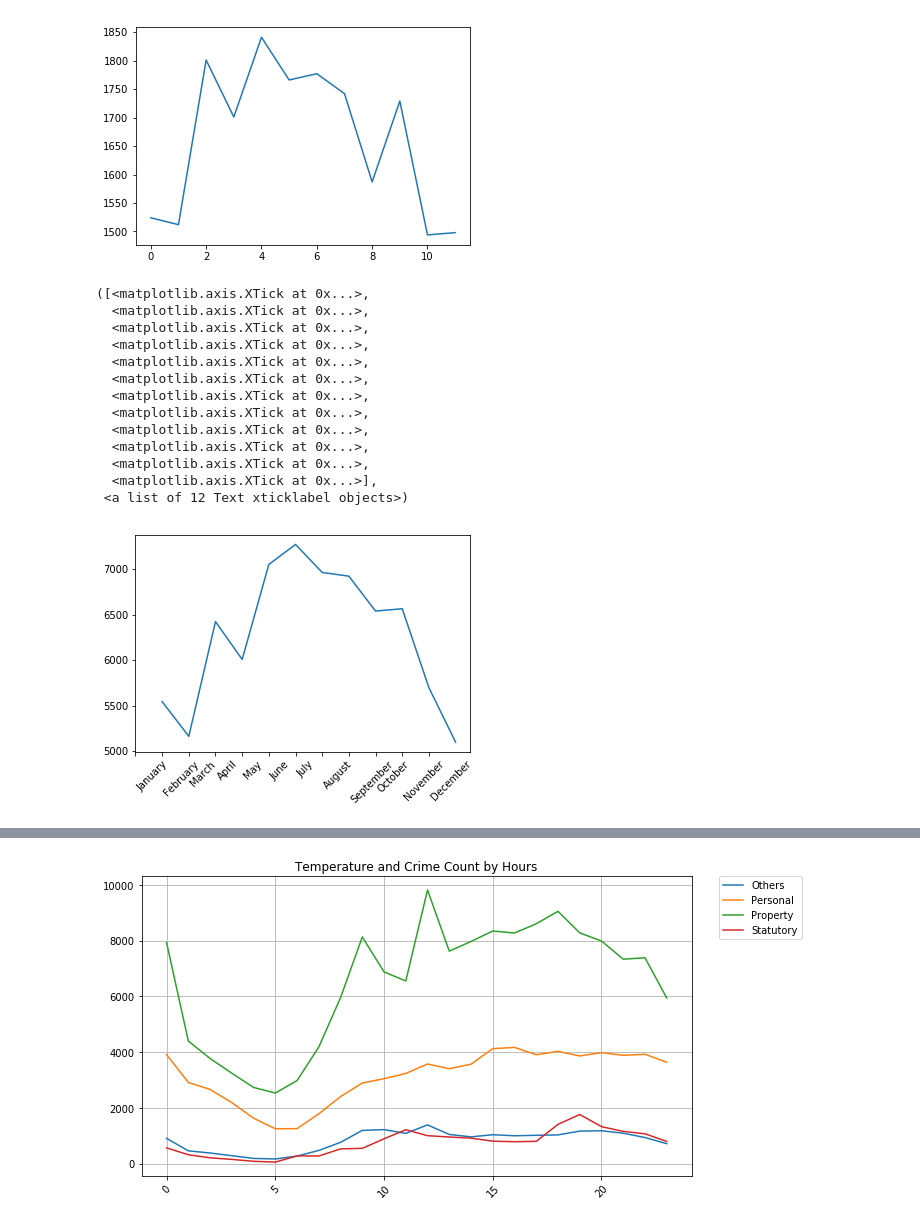
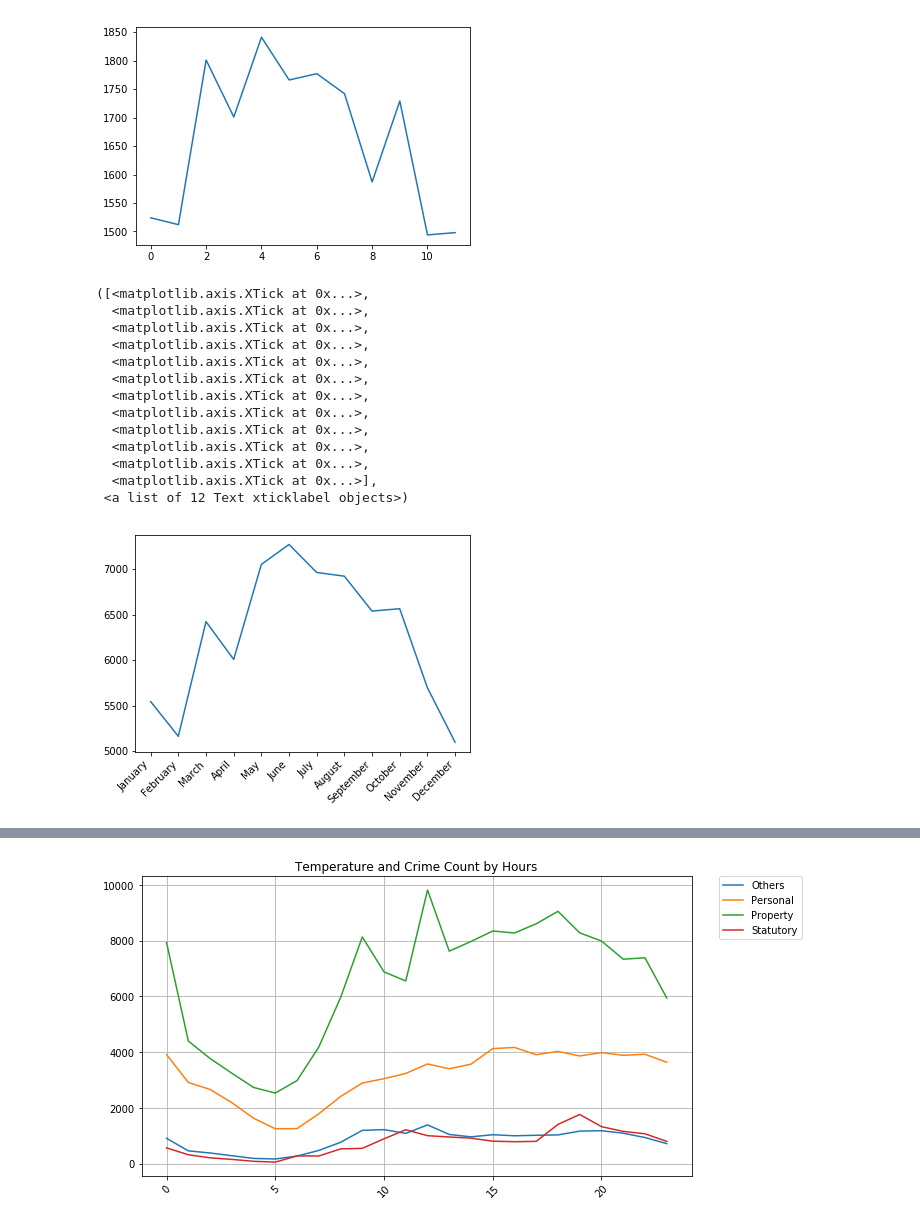
Before and after one commit to chengchenggan/Chicago_Crime_Weather, a Jupyter notebook: Resources/FinalNotebook.ipynb, the cells around one changed output, grey strips where cells are left out. Saved outputs shown, nothing was run; the diff lists cells and outputs as text; code cells hidden in the pictures.

```diff
--- a/Resources/FinalNotebook.ipynb
+++ b/Resources/FinalNotebook.ipynb
@@ -305,22 +364,22 @@ plt.plot(x,OthDF,label = 'Others')
 [figure]
 # %%
 plt.plot(x,PersDF,label = 'Personal')
-plt.xticks(np.arange(12), calendar.month_name[1:13],rotation=45,ha='left')
+plt.xticks(np.arange(12), calendar.month_name[1:13],rotation=45,ha='right')
 # %% [output]
 ([<matplotlib.axis.XTick at 0x...>,
   <matplotlib.axis.XTick at 0x...>,
   <matplotlib.axis.XTick at 0x...>,
   <matplotlib.axis.XTick at 0x...>,
   <matplotlib.axis.XTick at 0x...>,
   <matplotlib.axis.XTick at 0x...>,
   <matplotlib.axis.XTick at 0x...>,
   <matplotlib.axis.XTick at 0x...>,
   <matplotlib.axis.XTick at 0x...>,
   <matplotlib.axis.XTick at 0x...>,
   <matplotlib.axis.XTick at 0x...>,
   <matplotlib.axis.XTick at 0x...>],
  <a list of 12 Text xticklabel objects>)
-[figure, old version]
+[figure, new version]
 # %%
 plt.plot(x,PropDF,label = 'Property')
 # %% [output]
```
Also changed, not shown: parts of 24 cells of this notebook, 1 other file.
